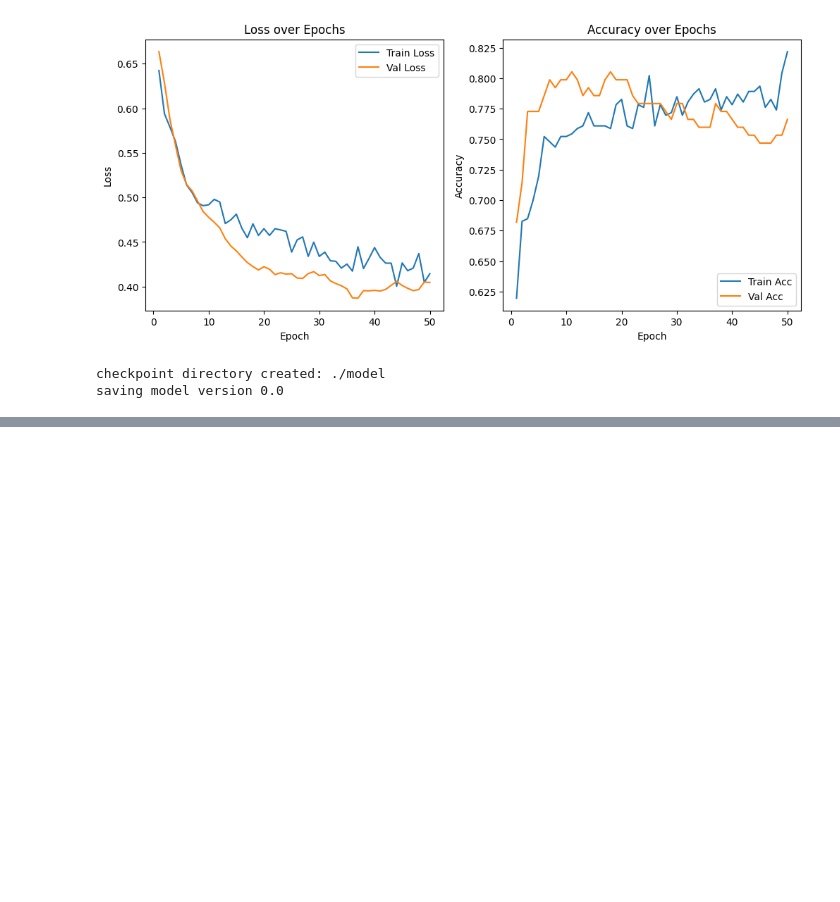
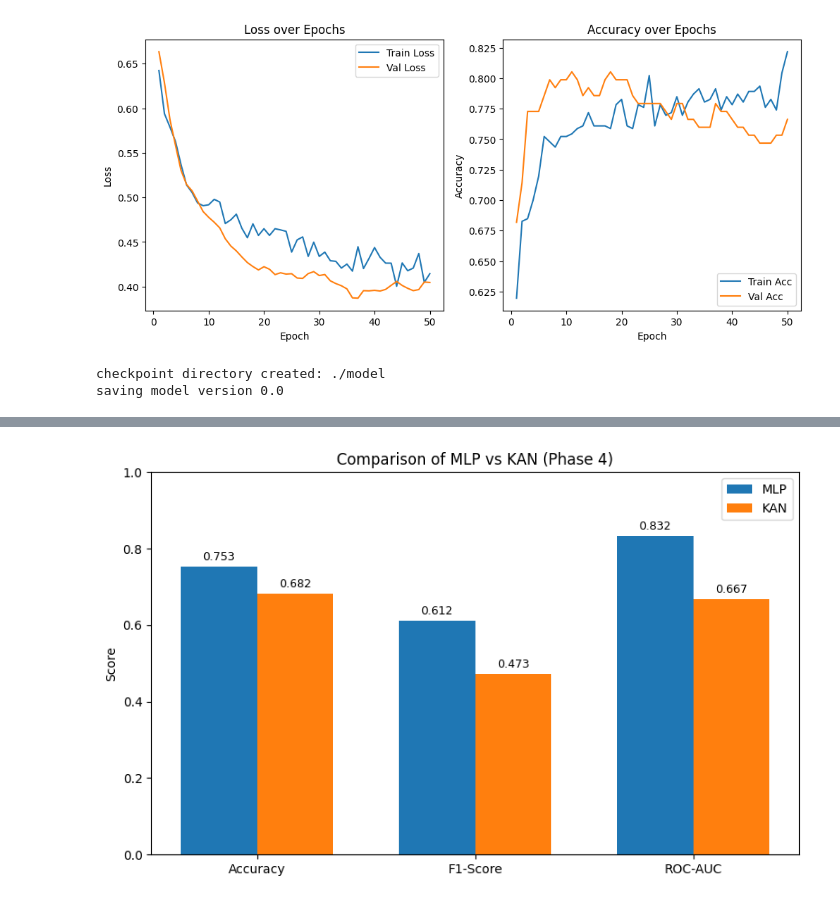
Before and after one commit to Rnpy04/CI_PRJ, a Jupyter notebook: first_project 2/phaze4.ipynb, the cells around one changed output, grey strips where cells are left out. Cells and saved outputs as stored; diff of their text form; code cells hidden in the pictures; blank space fills up the shorter version.

```diff
--- a/first_project 2/phaze4.ipynb
+++ b/first_project 2/phaze4.ipynb
@@ -310,7 +321,7 @@ dataset_train = {
     'test_label': y_test_tensor.to(device)
 }
 try:
-    results = kan_model.fit(dataset_train, opt="Adam", steps=700, lamb=0.001, lamb_entropy=0.5)
+    results = kan_model.fit(dataset_train, opt="Adam", steps=1000, lamb=0.001, lamb_entropy=0.01)
 
 
     kan_model.eval()
@@ -371,0 +383,88 @@ print(comparison_df)
+# %%
+import matplotlib.pyplot as plt
+import numpy as np
+from sklearn.metrics import roc_curve, auc, confusion_matrix, ConfusionMatrixDisplay
+
+
+probs = np.ravel(probs)
+y_true = np.ravel(y_test_org.numpy())
+preds = np.ravel(preds)
+y_prob_kan = np.ravel(kan_results['probabilities']) if kan_results else None
+y_pred_kan = np.ravel(kan_results['predictions']) if kan_results else None
+
+metrics_names = ['Accuracy','F1-Score','ROC-AUC']
+mlp_vals = [mlp_accuracy, mlp_f1, mlp_roc_auc]
+kan_vals = [kan_results['accuracy'] if kan_results else 0.0,
+            kan_results['f1_score'] if kan_results else 0.0,
+            kan_results['roc_auc'] if kan_results else 0.0]
+
+x = np.arange(len(metrics_names))
+width = 0.35
+
+fig, ax = plt.subplots(figsize=(8,5))
+rects1 = ax.bar(x - width/2, mlp_vals, width, label='MLP')
+rects2 = ax.bar(x + width/2, kan_vals, width, label='KAN')
+ax.set_ylabel('Score')
+ax.set_title('Comparison of MLP vs KAN (Phase 4)')
+ax.set_xticks(x)
+ax.set_xticklabels(metrics_names)
+ax.set_ylim(0,1.0)
+ax.legend()
+for rect in rects1 + rects2:
+    height = rect.get_height()
+    ax.annotate(f'{height:.3f}', xy=(rect.get_x()+rect.get_width()/2, height),
+                xytext=(0,3), textcoords='offset points', ha='center', va='bottom', fontsize=9)
+plt.tight_layout()
+plt.show()
+
+plt.figure(figsize=(8,6))
+if probs is not None:
+    fpr_m, tpr_m, _ = roc_curve(y_true, probs)
+    auc_m = auc(fpr_m, tpr_m)
+    plt.plot(fpr_m, tpr_m, label=f'MLP (AUC={auc_m:.3f})')
+if y_prob_kan is not None:
+    fpr_k, tpr_k, _ = roc_curve(y_true, y_prob_kan)
+    auc_k = auc(fpr_k, tpr_k)
+    plt.plot(fpr_k, tpr_k, label=f'KAN (AUC={auc_k:.3f})')
+plt.plot([0,1],[0,1],'--', color='gray')
+plt.xlabel('False Positive Rate')
+plt.ylabel('True Positive Rate')
+plt.title('ROC Curve Comparison')
+plt.legend()
+plt.grid(True)
+plt.show()
+
+fig, axes = plt.subplots(1, 2, figsize=(12,5))
+cm_mlp = confusion_matrix(y_true, preds)
+disp = ConfusionMatrixDisplay(cm_mlp)
+disp.plot(ax=axes[0], cmap='Blues', colorbar=False)
+axes[0].set_title('Confusion Matrix - MLP')
+
+if y_pred_kan is not None:
+    cm_kan = confusion_matrix(y_true, y_pred_kan)
+    disp2 = ConfusionMatrixDisplay(cm_kan)
+    disp2.plot(ax=axes[1], cmap='Blues', colorbar=False)
+    axes[1].set_title('Confusion Matrix - KAN')
+else:
+    axes[1].text(0.5,0.5,'KAN predictions not available', ha='center')
+plt.tight_layout()
+plt.show()
+
+plt.figure(figsize=(10,4))
+plt.subplot(1,2,1)
+plt.hist(probs, bins=20, range=(0,1))
+plt.title('MLP predicted probabilities')
+plt.xlabel('Probability')
+plt.ylabel('Count')
+
+plt.subplot(1,2,2)
+if y_prob_kan is not None:
+    plt.hist(y_prob_kan, bins=20, range=(0,1))
+    plt.title('KAN predicted probabilities')
+    plt.xlabel('Probability')
+else:
+    plt.text(0.5,0.5,'KAN probabilities not available',ha='center')
+plt.tight_layout()
+plt.show()
+# %% [output]
+[figure, added]
```
Also changed, not shown: parts of 4 cells of this notebook, 32 other files.
